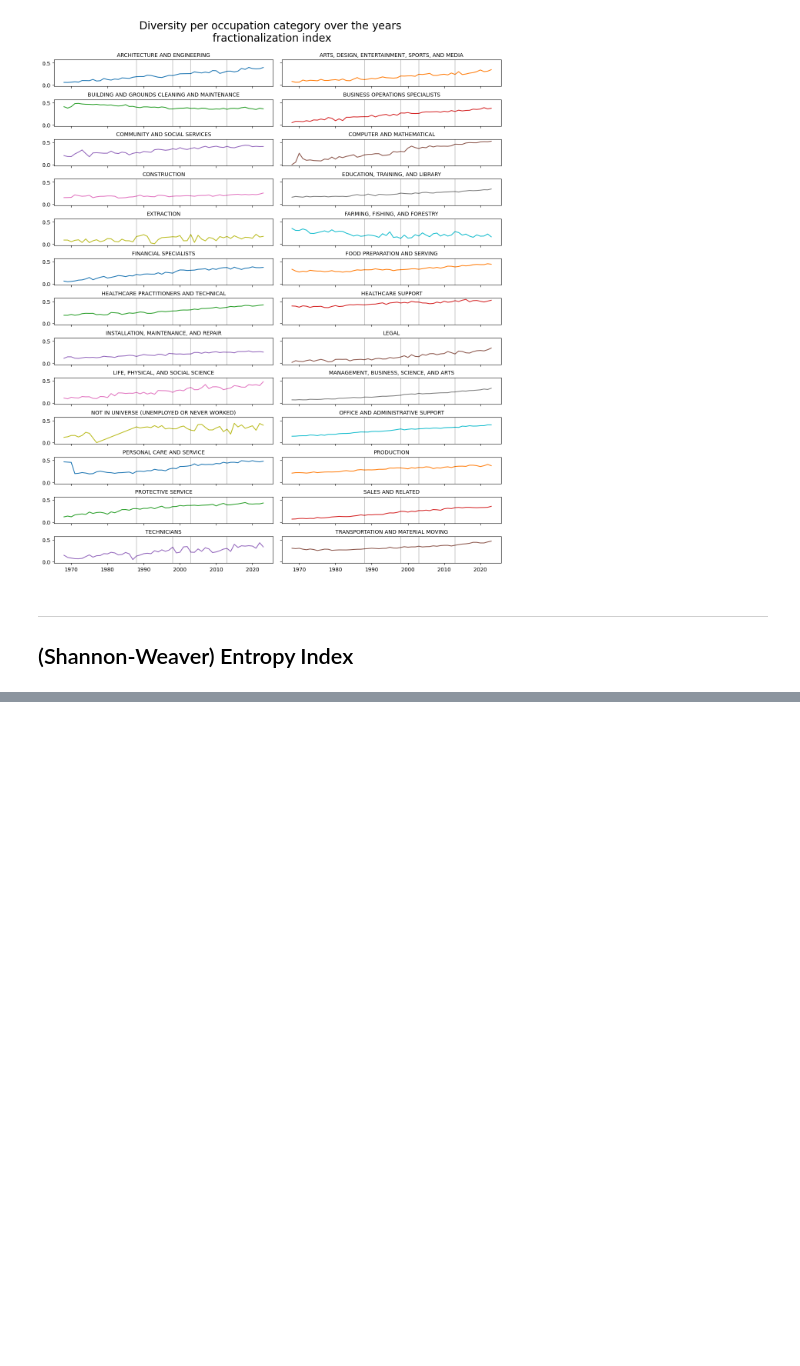
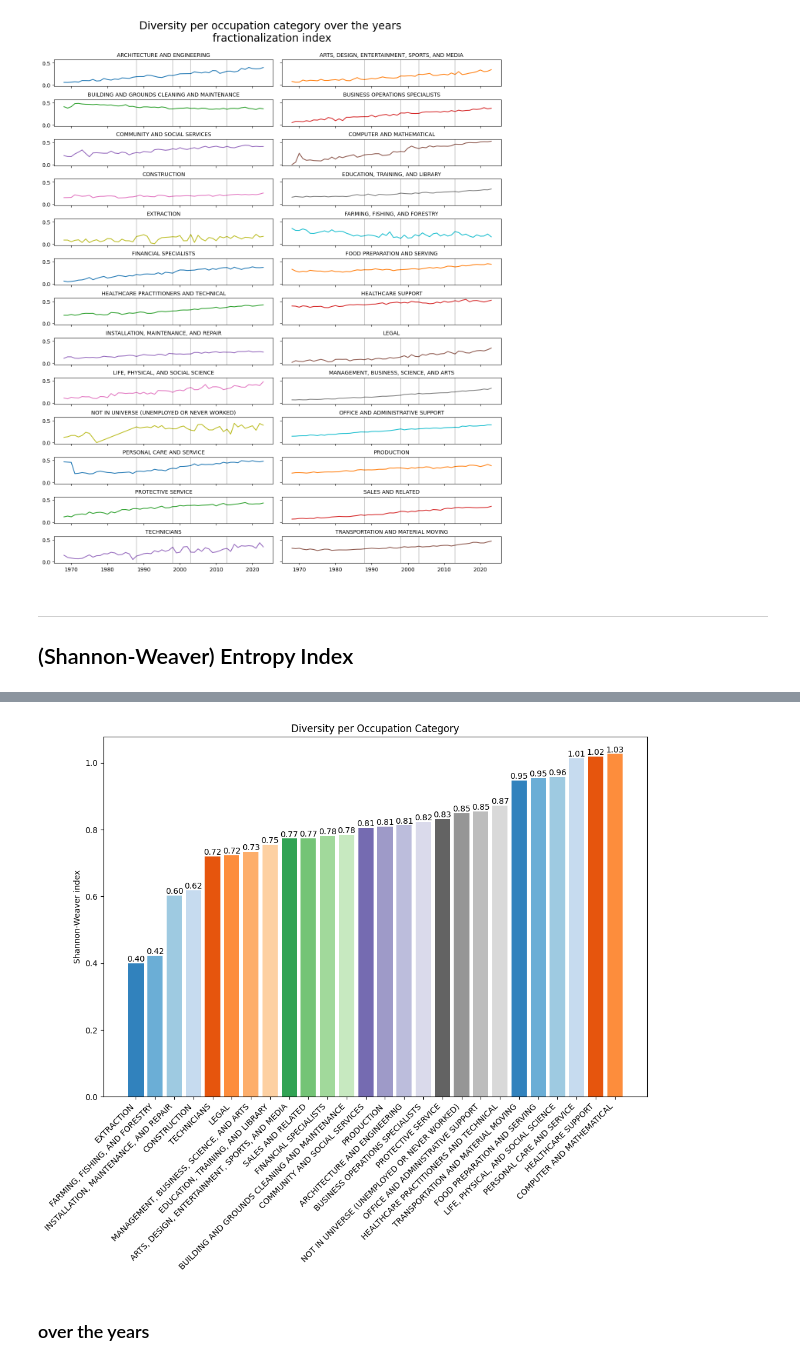
Before and after one commit to JuliaPutz/interdisciplinary_project, a Jupyter notebook: exploration/diversity_measures.ipynb, the cells around one changed output, grey strips where cells are left out. Drawn from its saved outputs; the diff is of its cells as text; code cells hidden in the pictures; blank space fills up the shorter version.

Commit message:
calculate shannon-weaver index

```diff
--- a/exploration/diversity_measures.ipynb
+++ b/exploration/diversity_measures.ipynb
@@ -207,3 +219,31 @@ Text(0.5, 0.94, 'Diversity per occupation category over the years\n fractionaliz
 # %% [markdown]
 ----
 ## (Shannon-Weaver) Entropy Index
+# %%
+def calc_sw_index(year: int, occ_col: str = 'OCC2010') -> pd.DataFrame:
+    data = data_df[data_df['YEAR'] == year]
+
+    div_dict = {}
+    for o in data[occ_col].unique():
+        # select only entries belonging to occupation o
+        data_occ = data[data[occ_col] == o]
+        N_ot = data_occ['ASECWT'].sum()
+
+        occ_sum = 0.0
+
+        for r in data_occ['RACE'].unique():
+            # select only entries belonging to race r and sum their weights
+            N_otr = data_occ[data_occ['RACE'] == r]['ASECWT'].sum()
+            s = (N_otr/N_ot)
+
+            occ_sum += (s * math.log(1/s))
+
+        if occ_col == 'OCC2010':
+            occ_title = data_occ['occ_title'].unique().item()
+            div_dict[o] = [occ_title, (occ_sum)]
+            div_df = pd.DataFrame.from_dict(div_dict, orient='index', columns=['occ_title', 'sw_index']).reset_index(names='OCC2010')
+        else:
+            div_dict[o] = (occ_sum)
+            div_df = pd.DataFrame.from_dict(div_dict, orient='index', columns=['sw_index']).reset_index(names='occ_category')
+
+    return div_df
@@ -209,0 +280,3 @@ Text(0.5, 0.94, 'Diversity per occupation category over the years\n fractionaliz
+# %%
+sw_index_23_cat = calc_sw_index(2023, 'Category')
+sorted_sw_index_23_cat = sw_index_23_cat.sort_values(by='sw_index')
@@ -209,0 +303,14 @@ Text(0.5, 0.94, 'Diversity per occupation category over the years\n fractionaliz
+# %%
+fig, ax = plt.subplots(figsize=(12, 8))
+bar_container = ax.bar(sorted_sw_index_23_cat['occ_category'], sorted_sw_index_23_cat['sw_index'], color=plt.cm.tab20c.colors
+        )
+
+ax.set_title('Diversity per Occupation Category', y = 1)
+ax.set(ylabel='Shannon-Weaver index')
+ax.bar_label(bar_container, fmt='{:,.2f}')
+ax.set_xticklabels(sorted_sw_index_23_cat['occ_category'], rotation = 45, ha='right')
+plt.show()
+# %% [output]
+[figure, added]
+# %% [markdown]
+### over the years
```
Also changed, not shown: parts of 36 cells of this notebook.
